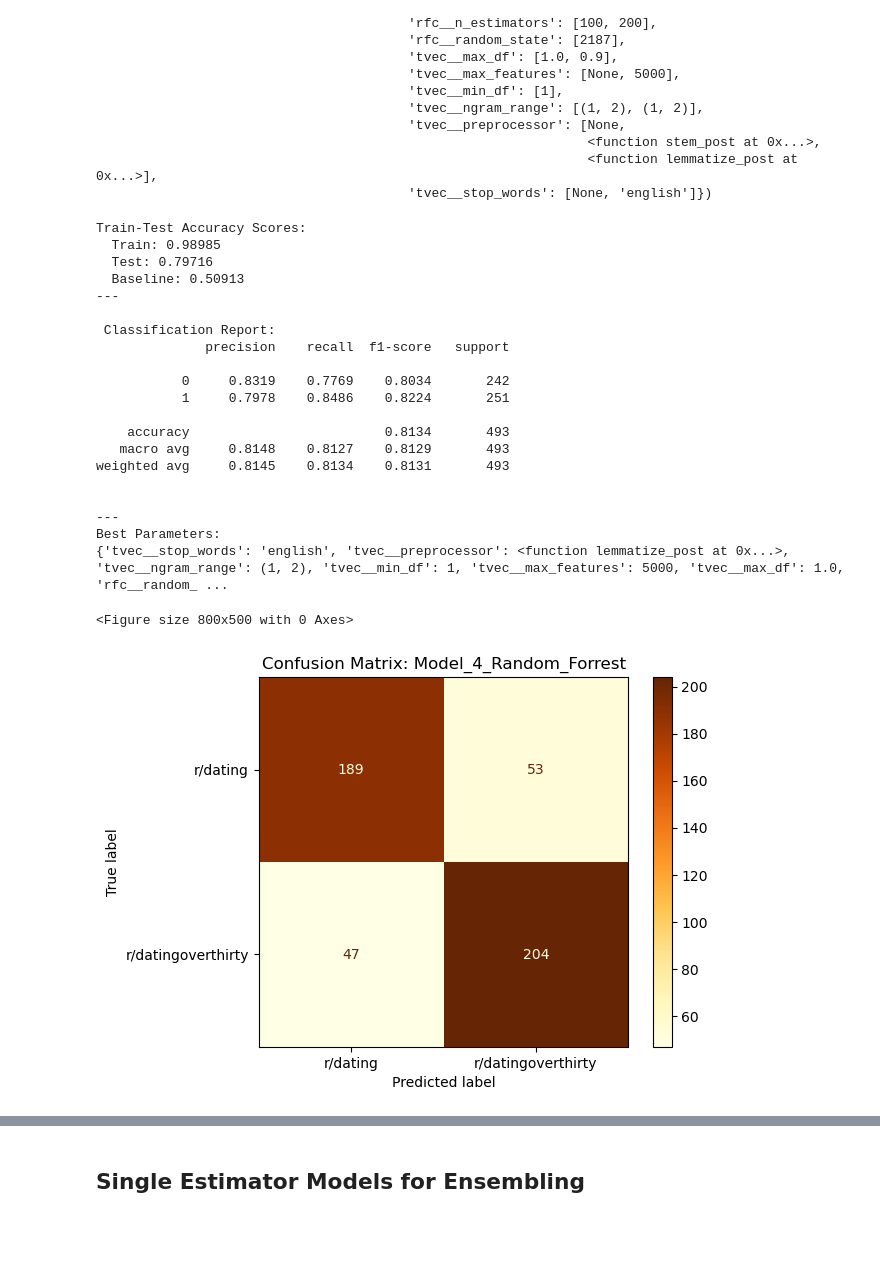
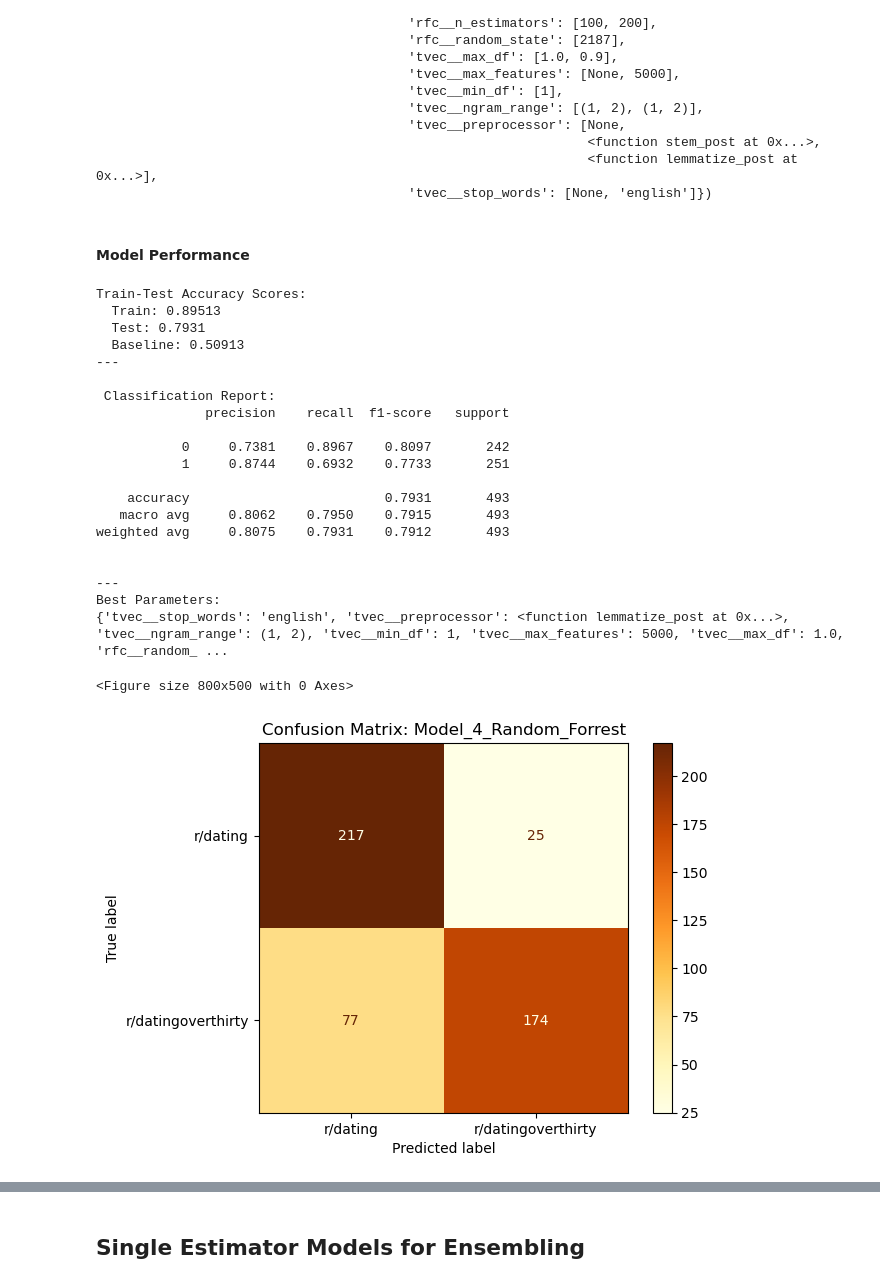
Before and after one commit to bobadams1/reddit_classifier, a Jupyter notebook: code/Modeling_3.ipynb, the cells around one changed output, grey strips where cells are left out. Saved outputs shown, nothing was run; the diff lists cells and outputs as text; code cells hidden in the pictures; blank space fills up the shorter version.

Commit message:
modeling parameter wrap before re-run

```diff
--- a/code/Modeling_3.ipynb
+++ b/code/Modeling_3.ipynb
@@ -321,6 +276,6 @@ RandomizedSearchCV(cv=5,
 # %% [markdown]
 #### Model Evaluation
 # %%
-model_performance_capture.append(model_evaluation(rs1, 'Model_1_RSCV_Multi_Tfidf'))
+model_performance_capture = model_performance_capture.append(model_evaluation(rs1, 'Model_1_RSCV_Multi_Tfidf'))
 # %% [output]
 Train-Test Accuracy Scores:
@@ -426,2 +415,2 @@ RandomizedSearchCV(cv=5,
 # %%
-model_performance_capture.append(model_evaluation(rs2, 'Model_2_RsCV_Multi_CVEC'))
+model_performance_capture = model_performance_capture.append(model_evaluation(rs2, 'Model_2_RsCV_Multi_CVEC'))
@@ -470,4 +497,4 @@ RandomizedSearchCV(cv=5,
 # %%
-model_performance_capture.append(model_evaluation(rs3, 'Model_3_Bagged_Trees'))
+model_performance_capture = model_performance_capture.append(model_evaluation(rs3, 'Model_3_Bagged_Trees'))
 # %% [output]
 Train-Test Accuracy Scores:
@@ -499,15 +526,15 @@ Best Parameters:
 # %%
 params4 = {
-    'tvec__preprocessor': [None, stem_post, lemmatize_post],
-     'tvec__max_df': [1.0, 0.9],
-     'tvec__max_features': [None, 5000],
+    'tvec__preprocessor': [None, lemmatize_post],
+     'tvec__max_df': np.linspace(0.75, 0.95,6),
+     'tvec__max_features': [4000, 5000, 6000],
      'tvec__min_df': [1],
-     'tvec__ngram_range': [(1, 2), (1, 2)],
-     'tvec__stop_words': [None, 'english'],
+     'tvec__ngram_range': [(1, 1), (1, 2)],
+     'tvec__stop_words': ['english'],
 
      'rfc__max_depth': [10,20,30],
      'rfc__min_samples_split': [2,4,8],
-     'rfc__n_estimators': [100,200],
+     'rfc__n_estimators': [100],
      'rfc__random_state': [2187]
 }
 
@@ -516,4 +543,6 @@ pipe4 = Pipeline([
     ('rfc', RandomForestClassifier()),
 ])
 
-rs4 = RandomizedSearchCV(estimator=pipe4, param_distributions=params4, n_iter = 1)
+rs4 = RandomizedSearchCV(estimator=pipe4,
+                         param_distributions=params4,
+                         n_iter = 100)
@@ -536,28 +568,30 @@ RandomizedSearchCV(estimator=Pipeline(steps=[('tvec', TfidfVectorizer()),
                                                                <function stem_post at 0x...>,
                                                                <function lemmatize_post at 0x...>],
                                         'tvec__stop_words': [None, 'english']})
+# %% [markdown]
+#### Model Performance
 # %%
-model_performance_capture.append(model_evaluation(rs4, 'Model_4_Random_Forrest'))
+model_performance_capture = model_performance_capture.append(model_evaluation(rs4, 'Model_4_Random_Forrest'))
 # %% [output]
 Train-Test Accuracy Scores:
-  Train: 0.98985
-  Test: 0.79716
+  Train: 0.89513
+  Test: 0.7931
   Baseline: 0.50913
 ---
 
  Classification Report:
               precision    recall  f1-score   support
 
-           0     0.8319    0.7769    0.8034       242
-           1     0.7978    0.8486    0.8224       251
+           0     0.7381    0.8967    0.8097       242
+           1     0.8744    0.6932    0.7733       251
 
-    accuracy                         0.8134       493
-   macro avg     0.8148    0.8127    0.8129       493
-weighted avg     0.8145    0.8134    0.8131       493
+    accuracy                         0.7931       493
+   macro avg     0.8062    0.7950    0.7915       493
+weighted avg     0.8075    0.7931    0.7912       493
 
 
 ---
 Best Parameters:
 {'tvec__stop_words': 'english', 'tvec__preprocessor': <function lemmatize_post at 0x...>, 'tvec__ngram_range': (1, 2), 'tvec__min_df': 1, 'tvec__max_features': 5000, 'tvec__max_df': 1.0, 'rfc__random_ ...
 <Figure size 800x500 with 0 Axes>
-[figure, old version]
+[figure, new version]
```
Also changed, not shown: parts of 63 cells of this notebook, 8 other files.
